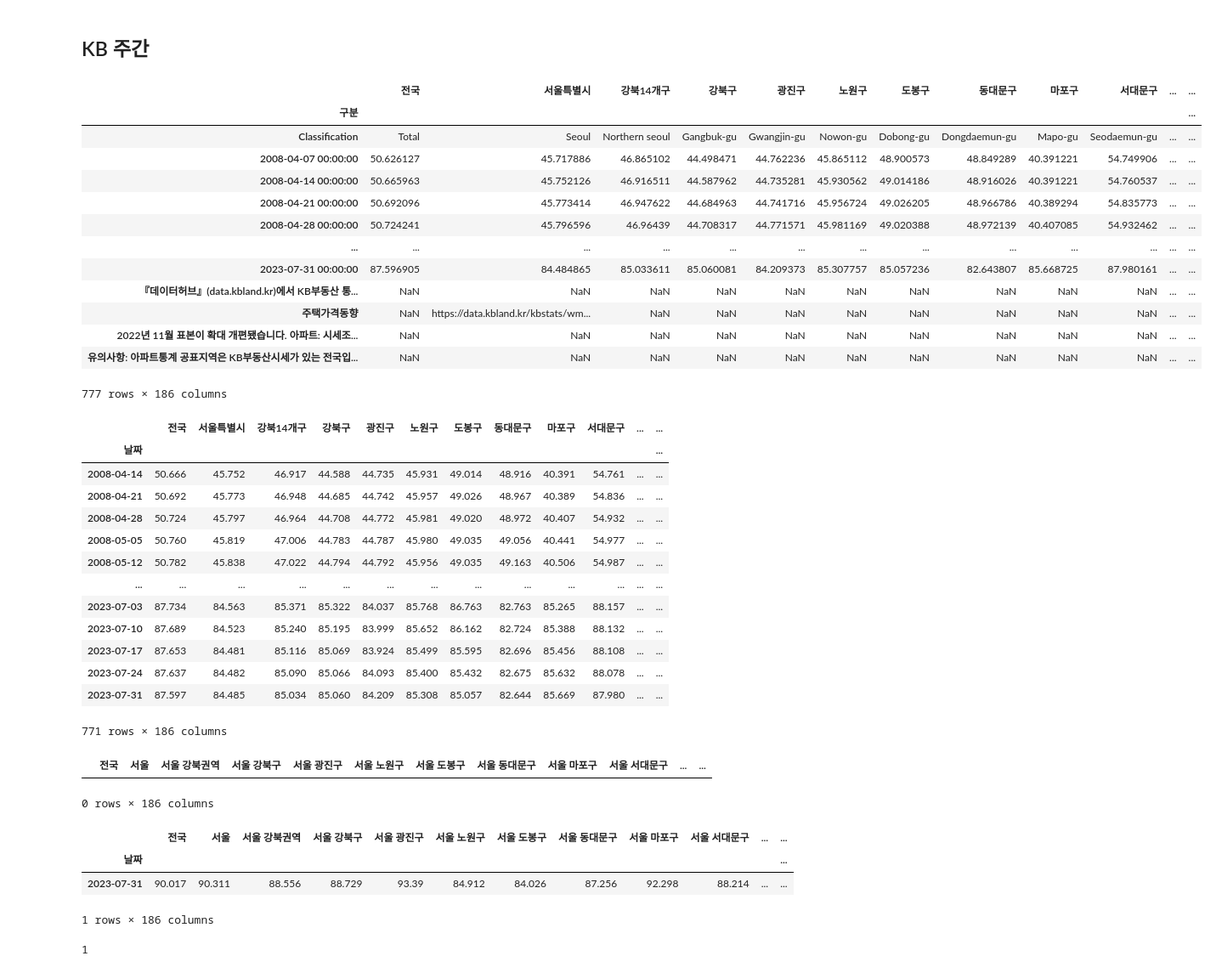
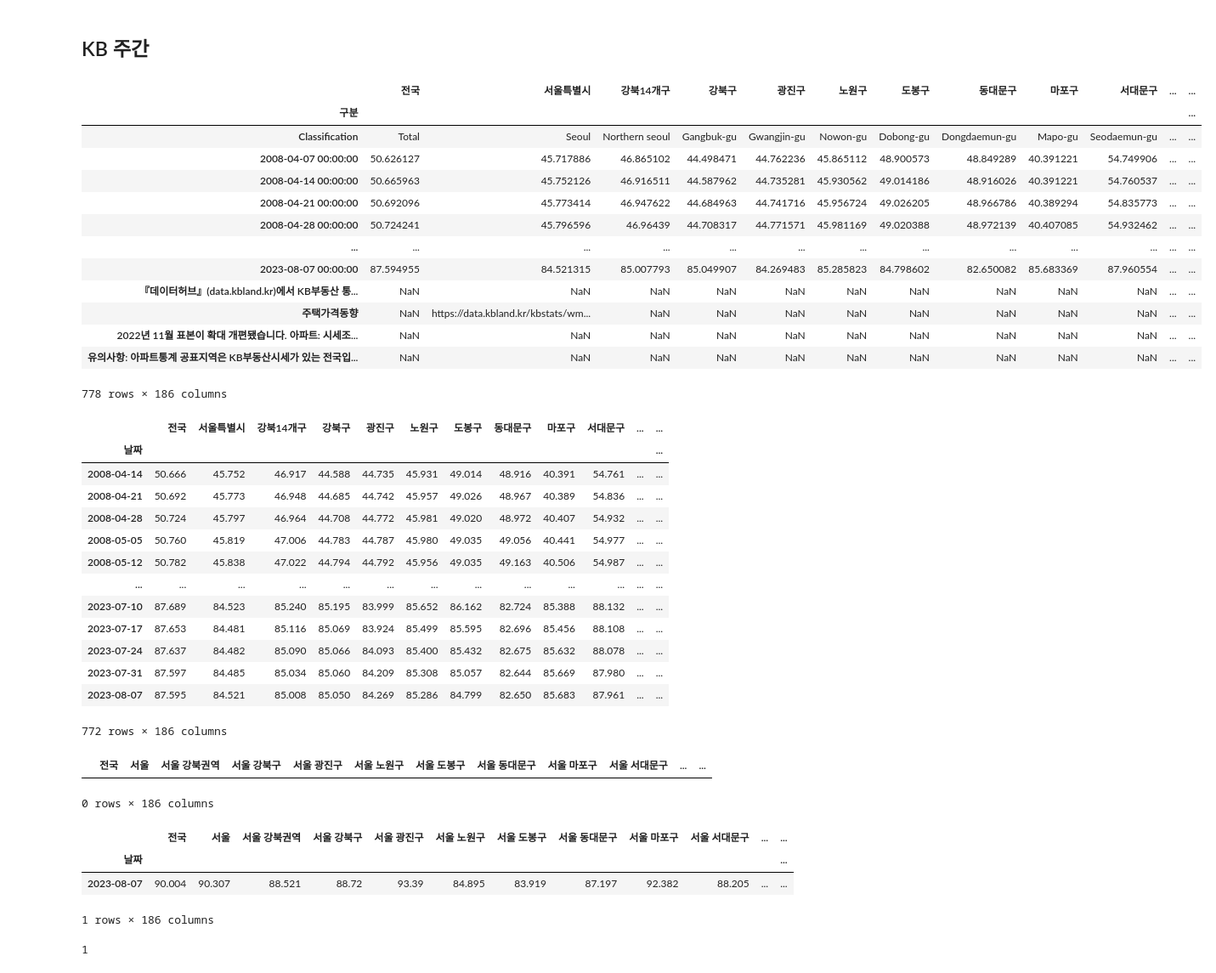
Before and after one commit to sizipusx/fundamental, a Jupyter notebook: jupyterlab/주간 부동산 업데이트.ipynb, the cells around one changed output. Shown at 85% size. Saved outputs shown, nothing was run; the diff lists cells and outputs as text; code cells hidden in the pictures.

```diff
--- a/jupyterlab/주간 부동산 업데이트.ipynb
+++ b/jupyterlab/주간 부동산 업데이트.ipynb
@@ -14,26 +14,26 @@ conn = sqlite3.connect('C://Users/user/fundamental/files/weekly_house.db')
 ## KB 주간
 # %%
 # 연결 1
-file_path = "C://Users/user/OneDriveData/개인/data/부동산 기본 파일/20230731_주간시계열.xlsx"
+file_path = "C://Users/user/OneDriveData/개인/data/부동산 기본 파일/20230807_주간시계열.xlsx"
 kbm_dict = pd.ExcelFile(file_path)
 mdf = kbm_dict.parse("3.매매지수", skiprows=1, index_col=0, parse_dates=True)
 jdf = kbm_dict.parse("4.전세지수", skiprows=1, index_col=0, parse_dates=True)
 jdf
 # %% [output]
 |  | 전국 | 서울특별시 | 강북14개구 | 강북구 | 광진구 | 노원구 | 도봉구 | 동대문구 | 마포구 | 서대문구 | ... | ... |
 | 구분 |  |  |  |  |  |  |  |  |  |  |  | ... |
 | Classification | Total | Seoul | Northern seoul | Gangbuk-gu | Gwangjin-gu | Nowon-gu | Dobong-gu | Dongdaemun-gu | Mapo-gu | Seodaemun-gu | ... | ... |
 | 2008-04-07 00:00:00 | 50.626127 | 45.717886 | 46.865102 | 44.498471 | 44.762236 | 45.865112 | 48.900573 | 48.849289 | 40.391221 | 54.749906 | ... | ... |
 | 2008-04-14 00:00:00 | 50.665963 | 45.752126 | 46.916511 | 44.587962 | 44.735281 | 45.930562 | 49.014186 | 48.916026 | 40.391221 | 54.760537 | ... | ... |
 | 2008-04-21 00:00:00 | 50.692096 | 45.773414 | 46.947622 | 44.684963 | 44.741716 | 45.956724 | 49.026205 | 48.966786 | 40.389294 | 54.835773 | ... | ... |
 | 2008-04-28 00:00:00 | 50.724241 | 45.796596 | 46.96439 | 44.708317 | 44.771571 | 45.981169 | 49.020388 | 48.972139 | 40.407085 | 54.932462 | ... | ... |
 | ... | ... | ... | ... | ... | ... | ... | ... | ... | ... | ... | ... | ... |
-| 2023-07-31 00:00:00 | 87.596905 | 84.484865 | 85.033611 | 85.060081 | 84.209373 | 85.307757 | 85.057236 | 82.643807 | 85.668725 | 87.980161 | ... | ... |
+| 2023-08-07 00:00:00 | 87.594955 | 84.521315 | 85.007793 | 85.049907 | 84.269483 | 85.285823 | 84.798602 | 82.650082 | 85.683369 | 87.960554 | ... | ... |
 | 『데이터허브』(data.kbland.kr)에서 KB부동산 통... | NaN | NaN | NaN | NaN | NaN | NaN | NaN | NaN | NaN | NaN | ... | ... |
 | 주택가격동향 | NaN | https://data.kbland.kr/kbstats/wm... | NaN | NaN | NaN | NaN | NaN | NaN | NaN | NaN | ... | ... |
 | 2022년 11월 표본이 확대 개편됐습니다. 아파트: 시세조... | NaN | NaN | NaN | NaN | NaN | NaN | NaN | NaN | NaN | NaN | ... | ... |
 | 유의사항: 아파트통계 공표지역은 KB부동산시세가 있는 전국입... | NaN | NaN | NaN | NaN | NaN | NaN | NaN | NaN | NaN | NaN | ... | ... |
-777 rows × 186 columns
+778 rows × 186 columns
 # %%
 mdf = mdf.iloc[2:mdf['전국'].count()]
 mdf.index.name="날짜"
@@ -53,12 +53,12 @@ jdf
 | 2008-05-05 | 50.760 | 45.819 | 47.006 | 44.783 | 44.787 | 45.980 | 49.035 | 49.056 | 40.441 | 54.977 | ... | ... |
 | 2008-05-12 | 50.782 | 45.838 | 47.022 | 44.794 | 44.792 | 45.956 | 49.035 | 49.163 | 40.506 | 54.987 | ... | ... |
 | ... | ... | ... | ... | ... | ... | ... | ... | ... | ... | ... | ... | ... |
-| 2023-07-03 | 87.734 | 84.563 | 85.371 | 85.322 | 84.037 | 85.768 | 86.763 | 82.763 | 85.265 | 88.157 | ... | ... |
 | 2023-07-10 | 87.689 | 84.523 | 85.240 | 85.195 | 83.999 | 85.652 | 86.162 | 82.724 | 85.388 | 88.132 | ... | ... |
 | 2023-07-17 | 87.653 | 84.481 | 85.116 | 85.069 | 83.924 | 85.499 | 85.595 | 82.696 | 85.456 | 88.108 | ... | ... |
 | 2023-07-24 | 87.637 | 84.482 | 85.090 | 85.066 | 84.093 | 85.400 | 85.432 | 82.675 | 85.632 | 88.078 | ... | ... |
 | 2023-07-31 | 87.597 | 84.485 | 85.034 | 85.060 | 84.209 | 85.308 | 85.057 | 82.644 | 85.669 | 87.980 | ... | ... |
+| 2023-08-07 | 87.595 | 84.521 | 85.008 | 85.050 | 84.269 | 85.286 | 84.799 | 82.650 | 85.683 | 87.961 | ... | ... |
-771 rows × 186 columns
+772 rows × 186 columns
 # %%
 header = header_excel.parse('KB')
 header
@@ -74,7 +74,7 @@ mlast_row
 # %% [output]
 |  | 전국 | 서울 | 서울 강북권역 | 서울 강북구 | 서울 광진구 | 서울 노원구 | 서울 도봉구 | 서울 동대문구 | 서울 마포구 | 서울 서대문구 | ... | ... |
 | 날짜 |  |  |  |  |  |  |  |  |  |  |  | ... |
-| 2023-07-31 | 90.017 | 90.311 | 88.556 | 88.729 | 93.39 | 84.912 | 84.026 | 87.256 | 92.298 | 88.214 | ... | ... |
+| 2023-08-07 | 90.004 | 90.307 | 88.521 | 88.72 | 93.39 | 84.895 | 83.919 | 87.197 | 92.382 | 88.205 | ... | ... |
 1 rows × 186 columns
 # %%
 mlast_row.to_sql("kbm", conn, if_exists="append")
```
Also changed, not shown: parts of 15 cells of this notebook, 1 other file.
